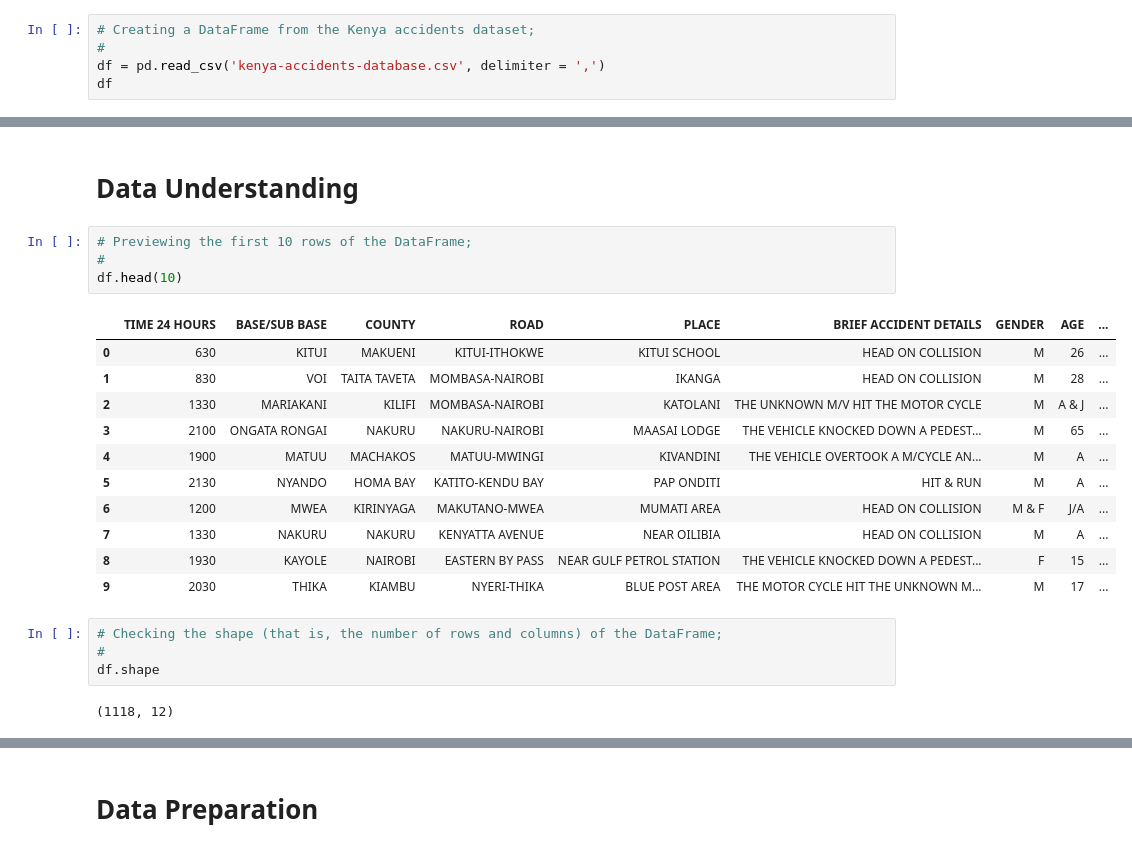
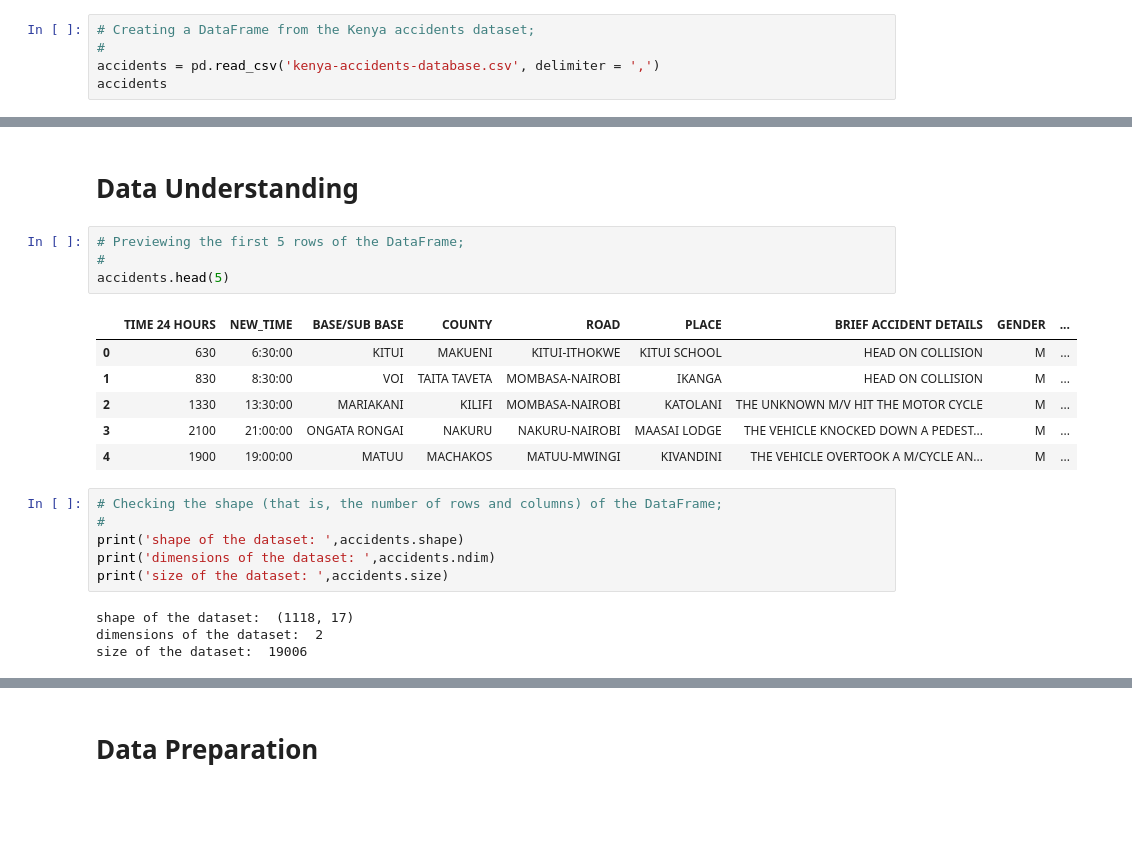
Before and after one commit to LucyKinyua/Data-Science-Prep-Project, a Jupyter notebook: Moringa_Data_Science_Prep_W5_Data_Science_Prep_Project_2021_05_Team_Jabari_B_Python_Notebook.ipynb, the cells around one changed output, grey strips where cells are left out. Cells and saved outputs as stored; diff of their text form; blank space fills up the shorter version.

```diff
--- a/Moringa_Data_Science_Prep_W5_Data_Science_Prep_Project_2021_05_Team_Jabari_B_Python_Notebook.ipynb
+++ b/Moringa_Data_Science_Prep_W5_Data_Science_Prep_Project_2021_05_Team_Jabari_B_Python_Notebook.ipynb
@@ -10,6 +11,6 @@ import numpy as np
 # %%
 # Creating a DataFrame from the Kenya accidents dataset;
 #
-df = pd.read_csv('kenya-accidents-database.csv', delimiter = ',')
-df
+accidents = pd.read_csv('kenya-accidents-database.csv', delimiter = ',')
+accidents
 # %% [output]
@@ -29,24 +30,23 @@ df
 # %% [markdown]
 # Data Understanding
 # %%
-# Previewing the first 10 rows of the DataFrame;
+# Previewing the first 5 rows of the DataFrame;
 #
-df.head(10)
+accidents.head(5)
 # %% [output]
-|  | TIME 24 HOURS | BASE/SUB BASE | COUNTY | ROAD | PLACE | BRIEF ACCIDENT DETAILS | GENDER | AGE | ... |
-| 0 | 630 | KITUI | MAKUENI | KITUI-ITHOKWE | KITUI SCHOOL | HEAD ON COLLISION | M | 26 | ... |
-| 1 | 830 | VOI | TAITA TAVETA | MOMBASA-NAIROBI | IKANGA | HEAD ON COLLISION | M | 28 | ... |
-| 2 | 1330 | MARIAKANI | KILIFI | MOMBASA-NAIROBI | KATOLANI | THE UNKNOWN M/V HIT THE MOTOR CYCLE | M | A & J | ... |
-| 3 | 2100 | ONGATA RONGAI | NAKURU | NAKURU-NAIROBI | MAASAI LODGE | THE VEHICLE KNOCKED DOWN A PEDEST... | M | 65 | ... |
-| 4 | 1900 | MATUU | MACHAKOS | MATUU-MWINGI | KIVANDINI | THE VEHICLE OVERTOOK A M/CYCLE AN... | M | A | ... |
-| 5 | 2130 | NYANDO | HOMA BAY | KATITO-KENDU BAY | PAP ONDITI | HIT & RUN | M | A | ... |
-| 6 | 1200 | MWEA | KIRINYAGA | MAKUTANO-MWEA | MUMATI AREA | HEAD ON COLLISION | M & F | J/A | ... |
-| 7 | 1330 | NAKURU | NAKURU | KENYATTA AVENUE | NEAR OILIBIA | HEAD ON COLLISION | M | A | ... |
-| 8 | 1930 | KAYOLE | NAIROBI | EASTERN BY PASS | NEAR GULF PETROL STATION | THE VEHICLE KNOCKED DOWN A PEDEST... | F | 15 | ... |
-| 9 | 2030 | THIKA | KIAMBU | NYERI-THIKA | BLUE POST AREA | THE MOTOR CYCLE HIT THE UNKNOWN M... | M | 17 | ... |
+|  | TIME 24 HOURS | NEW_TIME | BASE/SUB BASE | COUNTY | ROAD | PLACE | BRIEF ACCIDENT DETAILS | GENDER | ... |
+| 0 | 630 | 6:30:00 | KITUI | MAKUENI | KITUI-ITHOKWE | KITUI SCHOOL | HEAD ON COLLISION | M | ... |
+| 1 | 830 | 8:30:00 | VOI | TAITA TAVETA | MOMBASA-NAIROBI | IKANGA | HEAD ON COLLISION | M | ... |
+| 2 | 1330 | 13:30:00 | MARIAKANI | KILIFI | MOMBASA-NAIROBI | KATOLANI | THE UNKNOWN M/V HIT THE MOTOR CYCLE | M | ... |
+| 3 | 2100 | 21:00:00 | ONGATA RONGAI | NAKURU | NAKURU-NAIROBI | MAASAI LODGE | THE VEHICLE KNOCKED DOWN A PEDEST... | M | ... |
+| 4 | 1900 | 19:00:00 | MATUU | MACHAKOS | MATUU-MWINGI | KIVANDINI | THE VEHICLE OVERTOOK A M/CYCLE AN... | M | ... |
 # %%
 # Checking the shape (that is, the number of rows and columns) of the DataFrame;
 #
-df.shape
+print('shape of the dataset: ',accidents.shape)
+print('dimensions of the dataset: ',accidents.ndim)
+print('size of the dataset: ',accidents.size)
 # %% [output]
-(1118, 12)
+shape of the dataset:  (1118, 17)
+dimensions of the dataset:  2
+size of the dataset:  19006
```
Also changed, not shown: parts of 64 cells of this notebook.
